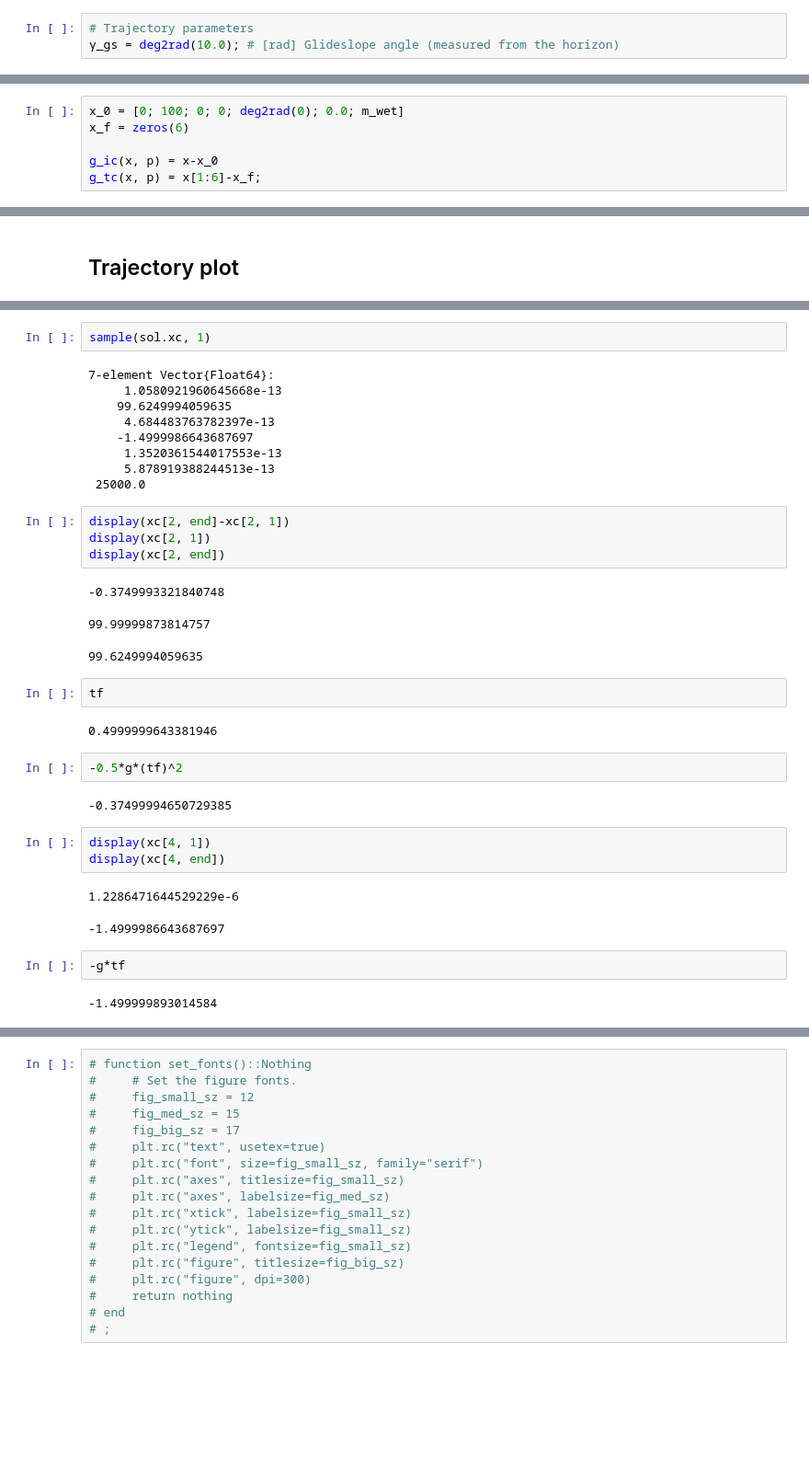
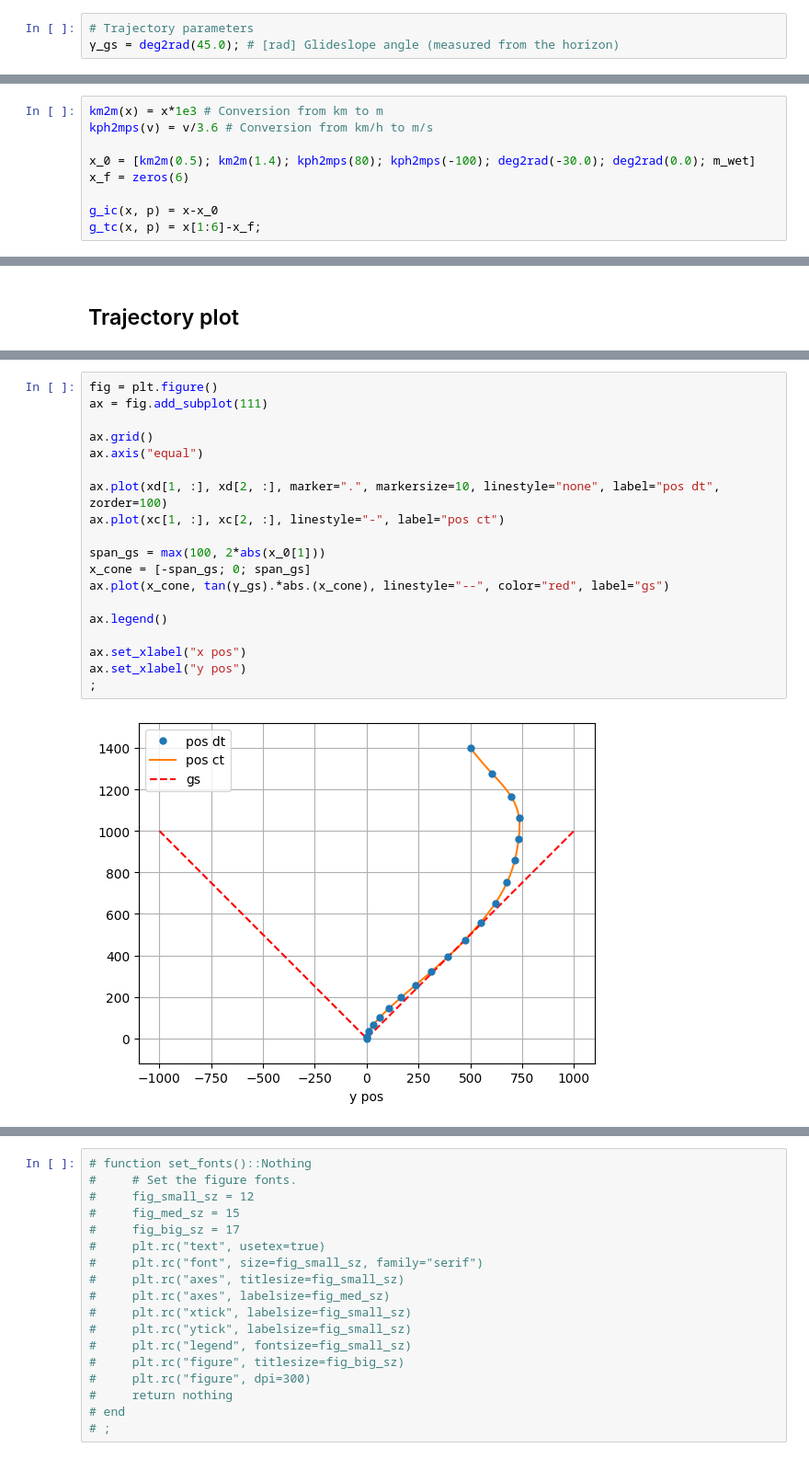
Before and after one commit to UW-ACL/SCPToolbox_tutorial, a Jupyter notebook: src/p4_rocket.ipynb, the cells around one changed output, grey strips where cells are left out. Shown at 92% size. Saved outputs shown, nothing was run; the diff lists cells and outputs as text; blank space fills up the shorter version.

```diff
--- a/src/p4_rocket.ipynb
+++ b/src/p4_rocket.ipynb
@@ -69,6 +69,6 @@ T_max = 66e3 # [N] Maximum thrust
 # %%
 # Trajectory parameters
-γ_gs = deg2rad(10.0); # [rad] Glideslope angle (measured from the horizon)
+γ_gs = deg2rad(45.0); # [rad] Glideslope angle (measured from the horizon)
 # %%
 f(t, x, u, p) = begin
     rx, ry, vx, vy, θ, ω, m = x
@@ -142,7 +130,10 @@ g_{ic}(x(0), p) &= 0, \\
 g_{tc}(x(1), p) &= 0.
 \end{align}
 # %%
-x_0 = [0; 100; 0; 0; deg2rad(0); 0.0; m_wet]
+km2m(x) = x*1e3 # Conversion from km to m
+kph2mps(v) = v/3.6 # Conversion from km/h to m/s
+
+x_0 = [km2m(0.5); km2m(1.4); kph2mps(80); kph2mps(-100); deg2rad(-30.0); deg2rad(0.0); m_wet]
 x_f = zeros(6)
 
 g_ic(x, p) = x-x_0
@@ -380,37 +365,21 @@ ax.set_xlabel("time")
-# %%
-sample(sol.xc, 1)
-# %% [output]
-7-element Vector{Float64}:
-     1.0580921960645668e-13
-    99.6249994059635
-     4.684483763782397e-13
-    -1.4999986643687697
-     1.3520361544017553e-13
-     5.878919388244513e-13
- 25000.0
-# %%
-display(xc[2, end]-xc[2, 1])
-display(xc[2, 1])
-display(xc[2, end])
-# %% [output]
--0.3749993321840748
-99.99999873814757
-99.6249994059635
-# %%
-tf
-# %% [output]
-0.4999999643381946
-# %%
--0.5*g*(tf)^2
-# %% [output]
--0.37499994650729385
-# %%
-display(xc[4, 1])
-display(xc[4, end])
-# %% [output]
-1.2286471644529229e-6
--1.4999986643687697
-# %%
--g*tf
-# %% [output]
--1.499999893014584
+# %%
+fig = plt.figure()
+ax = fig.add_subplot(111)
+
+ax.grid()
+ax.axis("equal")
+
+ax.plot(xd[1, :], xd[2, :], marker=".", markersize=10, linestyle="none", label="pos dt", zorder=100)
+ax.plot(xc[1, :], xc[2, :], linestyle="-", label="pos ct")
+
+span_gs = max(100, 2*abs(x_0[1]))
+x_cone = [-span_gs; 0; span_gs]
+ax.plot(x_cone, tan(γ_gs).*abs.(x_cone), linestyle="--", color="red", label="gs")
+
+ax.legend()
+
+ax.set_xlabel("x pos")
+ax.set_xlabel("y pos")
+;
+# %% [output]
+[figure, added]
```
Also changed, not shown: parts of 31 cells of this notebook, 1 other file.
